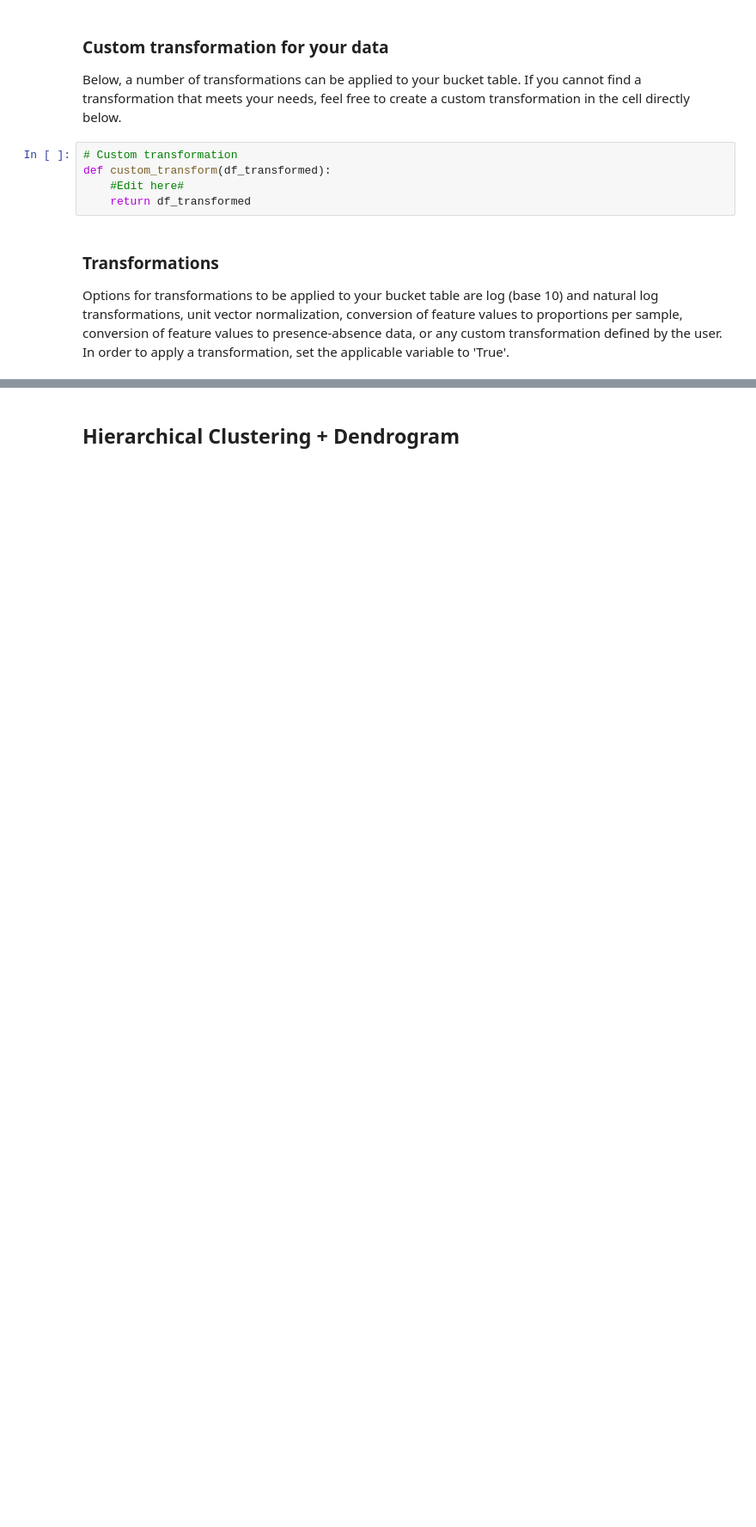
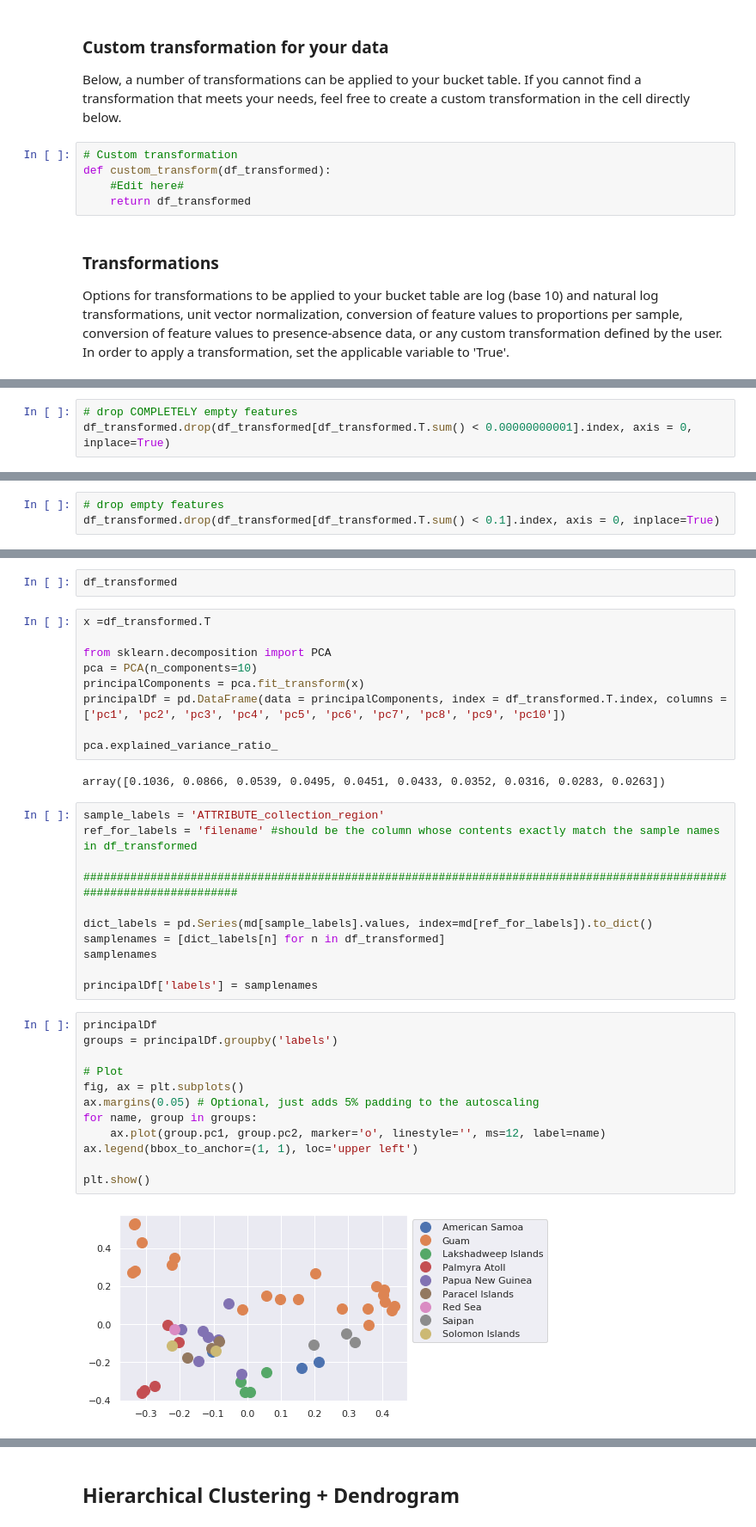
Before and after one commit to c-leber/ORCA, a Jupyter notebook: ORCA.ipynb, the cells around one changed output, grey strips where cells are left out. Shown: that part at 86% size. Drawn from its saved outputs; the diff is of its cells as text; blank space fills up the shorter version.

```diff
--- a/ORCA.ipynb
+++ b/ORCA.ipynb
@@ -497,0 +572,3 @@ df_transformed
+# %%
+# drop COMPLETELY empty features
+df_transformed.drop(df_transformed[df_transformed.T.sum() < 0.00000000001].index, axis = 0, inplace=True)
@@ -497,0 +601,3 @@ df_transformed
+# %%
+# drop empty features
+df_transformed.drop(df_transformed[df_transformed.T.sum() < 0.1].index, axis = 0, inplace=True)
@@ -497,0 +612,38 @@ df_transformed
+# %%
+df_transformed
+# %%
+x =df_transformed.T
+
+from sklearn.decomposition import PCA
+pca = PCA(n_components=10)
+principalComponents = pca.fit_transform(x)
+principalDf = pd.DataFrame(data = principalComponents, index = df_transformed.T.index, columns = ['pc1', 'pc2', 'pc3', 'pc4', 'pc5', 'pc6', 'pc7', 'pc8', 'pc9', 'pc10'])
+
+pca.explained_variance_ratio_
+# %% [output]
+array([0.1036, 0.0866, 0.0539, 0.0495, 0.0451, 0.0433, 0.0352, 0.0316, 0.0283, 0.0263])
+# %%
+sample_labels = 'ATTRIBUTE_collection_region'
+ref_for_labels = 'filename' #should be the column whose contents exactly match the sample names in df_transformed
+
+#######################################################################################################################
+
+dict_labels = pd.Series(md[sample_labels].values, index=md[ref_for_labels]).to_dict()
+samplenames = [dict_labels[n] for n in df_transformed]
+samplenames
+
+principalDf['labels'] = samplenames
+# %%
+principalDf
+groups = principalDf.groupby('labels')
+
+# Plot
+fig, ax = plt.subplots()
+ax.margins(0.05) # Optional, just adds 5% padding to the autoscaling
+for name, group in groups:
+    ax.plot(group.pc1, group.pc2, marker='o', linestyle='', ms=12, label=name)
+ax.legend(bbox_to_anchor=(1, 1), loc='upper left')
+
+plt.show()
+# %% [output]
+[figure, added]
```
Also changed, not shown: parts of 47 cells of this notebook.
